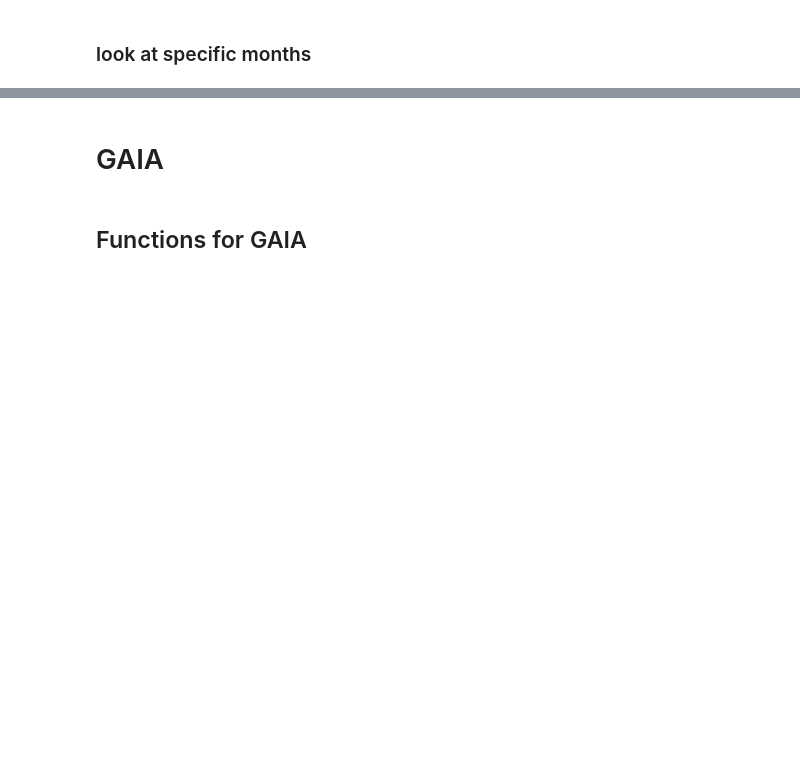
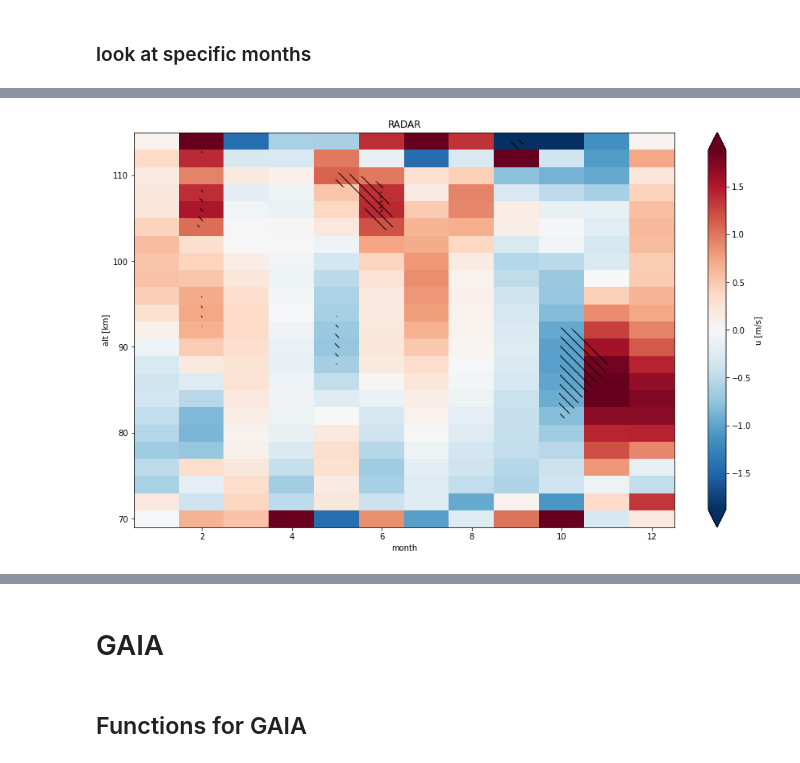
Before and after one commit to VACILT/trends_project, a Jupyter notebook: data_introduction_jason.ipynb, the cells around one changed output, grey strips where cells are left out. Saved outputs shown, nothing was run; the diff lists cells and outputs as text; code cells hidden in the pictures; blank space fills up the shorter version.

```diff
--- a/data_introduction_jason.ipynb
+++ b/data_introduction_jason.ipynb
@@ -77,12 +77,15 @@ def new_linregress(y):
 
 def new_linregress_masked(y):
 
-
+    x = np.arange(y.shape[0])
     mask = ~np.isnan(y)
     #print('y: '+str(y))
     #print('x: '+str(x))
 
-    slope, intercept, r_value, p_value, std_err = stats.linregress(x[mask], y[mask])
+    try:
+        slope, intercept, r_value, p_value, std_err = stats.linregress(x[mask], y[mask])
+    except:
+        slope, intercept, r_value, p_value, std_err = np.nan, np.nan, np.nan, np.nan, np.nan
     #slope, intercept, r_value, p_value, std_err = stats.linregress(x, y)
 
     return np.array([slope, intercept, r_value, p_value, std_err])
@@ -108,7 +111,7 @@ def time_reg_masked(var):
                        vectorize=True,
                        dask="allowed",
                        output_dtypes=['float64'],
-                       #output_sizes={"parameter": 5},
+                       output_sizes={"parameter": 5},
                       )
         return statistics
 
@@ -325,18 +344,20 @@ Text(0, 0.5, 'Monthly averaged wind speed')
 # %%
-u_statistics = time_reg(u_radar_monthly_ano.groupby('time.month'))
+u_statistics = time_reg_masked(u_radar_monthly_ano.groupby('time.month'))
 u_statistics['parameter'] = ['slope', 'intercept', 'r_value','p_value', 'std_err']
 
 
 #u
-temp = u_statistics.sel(parameter='slope', alt = slice(60,120))
+temp = u_statistics.sel(parameter='slope', alt = slice(70,115))
 temp.attrs['units'] = 'm/s'
-p = temp.plot(x='month',figsize = [15,9])
+p = temp.plot(x='month',figsize = [15,9], robust = True)
 ax = p.axes
 plot_kwargs2 = dict(x ='month',levels = [0,0.05], hatches = ['\\\\',None], colors='none', add_colorbar=False)
 da_pv = u_statistics.sel(parameter='p_value')
 da_pv.plot.contourf(ax = ax, **plot_kwargs2)
 plot_kwargs2['levels'] = [0,0.01]
 plot_kwargs2['hatches'] = ['////',None]
 da_pv.plot.contourf(ax = ax, **plot_kwargs2)
 ax.set_title('RADAR')
-ax.figure.savefig('results/cont_u_radar_'+station+'.png')
+ax.figure.savefig('results/cont_u_radar_'+station+'_mon.png')
+# %% [output]
+[figure, added]
```
Also changed, not shown: parts of 36 cells of this notebook.
